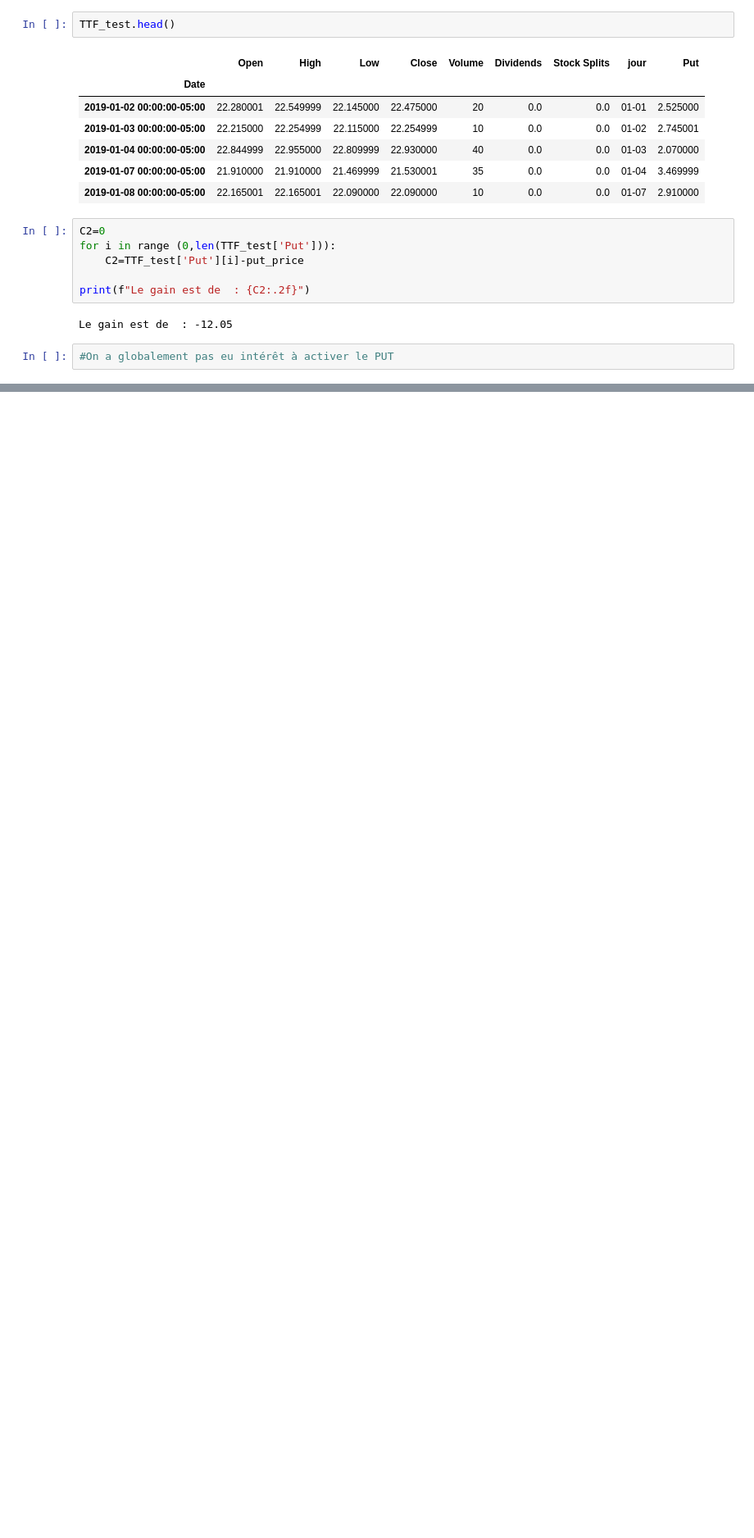
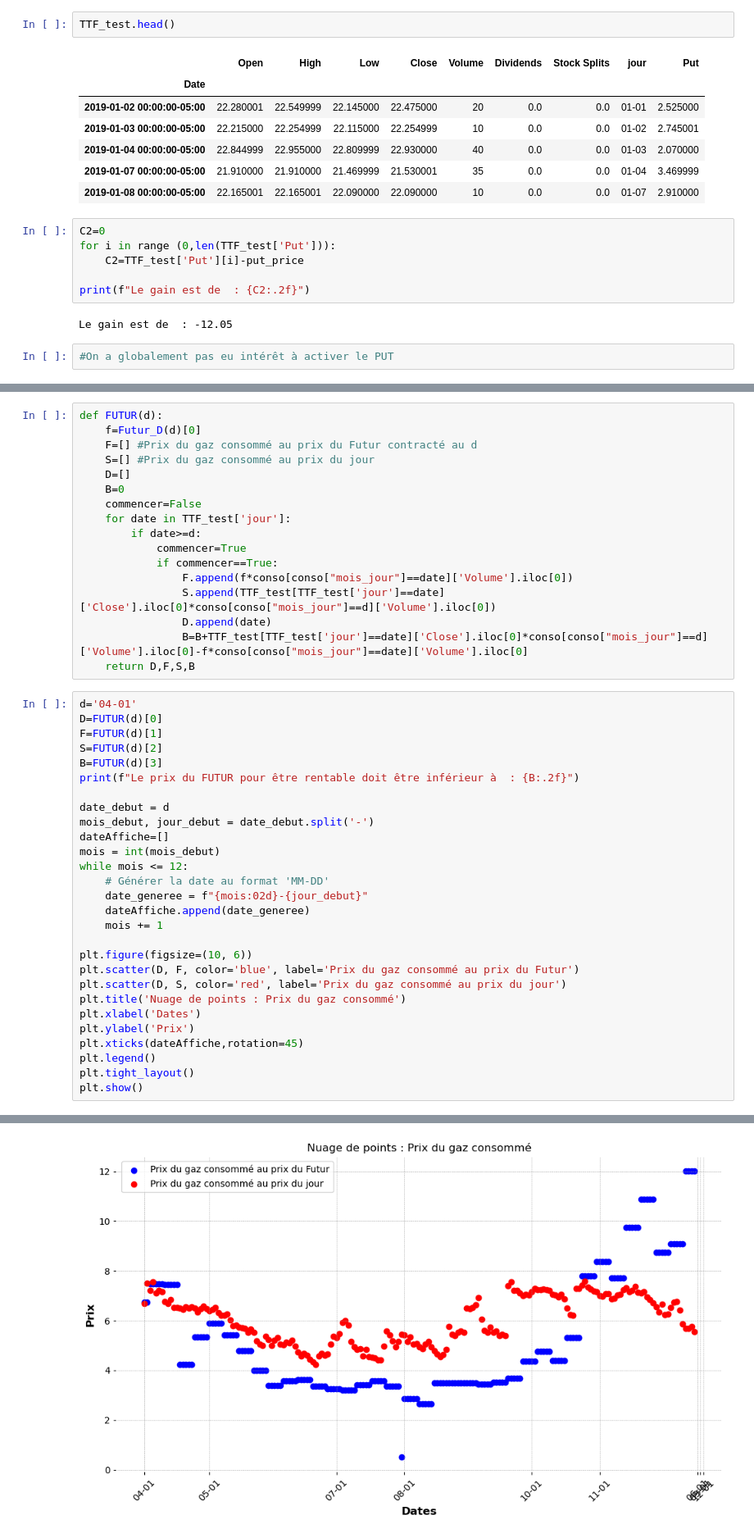
Before and after one commit to ibko14/Stochastic-calculus, a Jupyter notebook: TTF_Hedging.ipynb, the cells around one changed output, grey strips where cells are left out. Shown: that part at 82% size. Cells and saved outputs as stored; diff of their text form; blank space fills up the shorter version.

```diff
--- a/TTF_Hedging.ipynb
+++ b/TTF_Hedging.ipynb
@@ -426,0 +497,46 @@ Le gain est de  : -12.05
+# %%
+def FUTUR(d):
+    f=Futur_D(d)[0]
+    F=[] #Prix du gaz consommé au prix du Futur contracté au d
+    S=[] #Prix du gaz consommé au prix du jour
+    D=[]
+    B=0
+    commencer=False
+    for date in TTF_test['jour']:
+        if date>=d:
+            commencer=True
+            if commencer==True:
+                F.append(f*conso[conso["mois_jour"]==date]['Volume'].iloc[0])
+                S.append(TTF_test[TTF_test['jour']==date]['Close'].iloc[0]*conso[conso["mois_jour"]==d]['Volume'].iloc[0])
+                D.append(date)
+                B=B+TTF_test[TTF_test['jour']==date]['Close'].iloc[0]*conso[conso["mois_jour"]==d]['Volume'].iloc[0]-f*conso[conso["mois_jour"]==date]['Volume'].iloc[0]
+    return D,F,S,B
+# %%
+d='04-01'
+D=FUTUR(d)[0]
+F=FUTUR(d)[1]
+S=FUTUR(d)[2]
+B=FUTUR(d)[3]
+print(f"Le prix du FUTUR pour être rentable doit être inférieur à  : {B:.2f}")
+
+date_debut = d
+mois_debut, jour_debut = date_debut.split('-')
+dateAffiche=[]
+mois = int(mois_debut)
+while mois <= 12:
+    # Générer la date au format 'MM-DD'
+    date_generee = f"{mois:02d}-{jour_debut}"
+    dateAffiche.append(date_generee)
+    mois += 1
+
+plt.figure(figsize=(10, 6))
+plt.scatter(D, F, color='blue', label='Prix du gaz consommé au prix du Futur')
+plt.scatter(D, S, color='red', label='Prix du gaz consommé au prix du jour')
+plt.title('Nuage de points : Prix du gaz consommé')
+plt.xlabel('Dates')
+plt.ylabel('Prix')
+plt.xticks(dateAffiche,rotation=45)
+plt.legend()
+plt.tight_layout()
+plt.show()
+# %% [output]
@@ -426,0 +544 @@ Le gain est de  : -12.05
+[figure, added]
```
Also changed, not shown: parts of 17 cells of this notebook.
